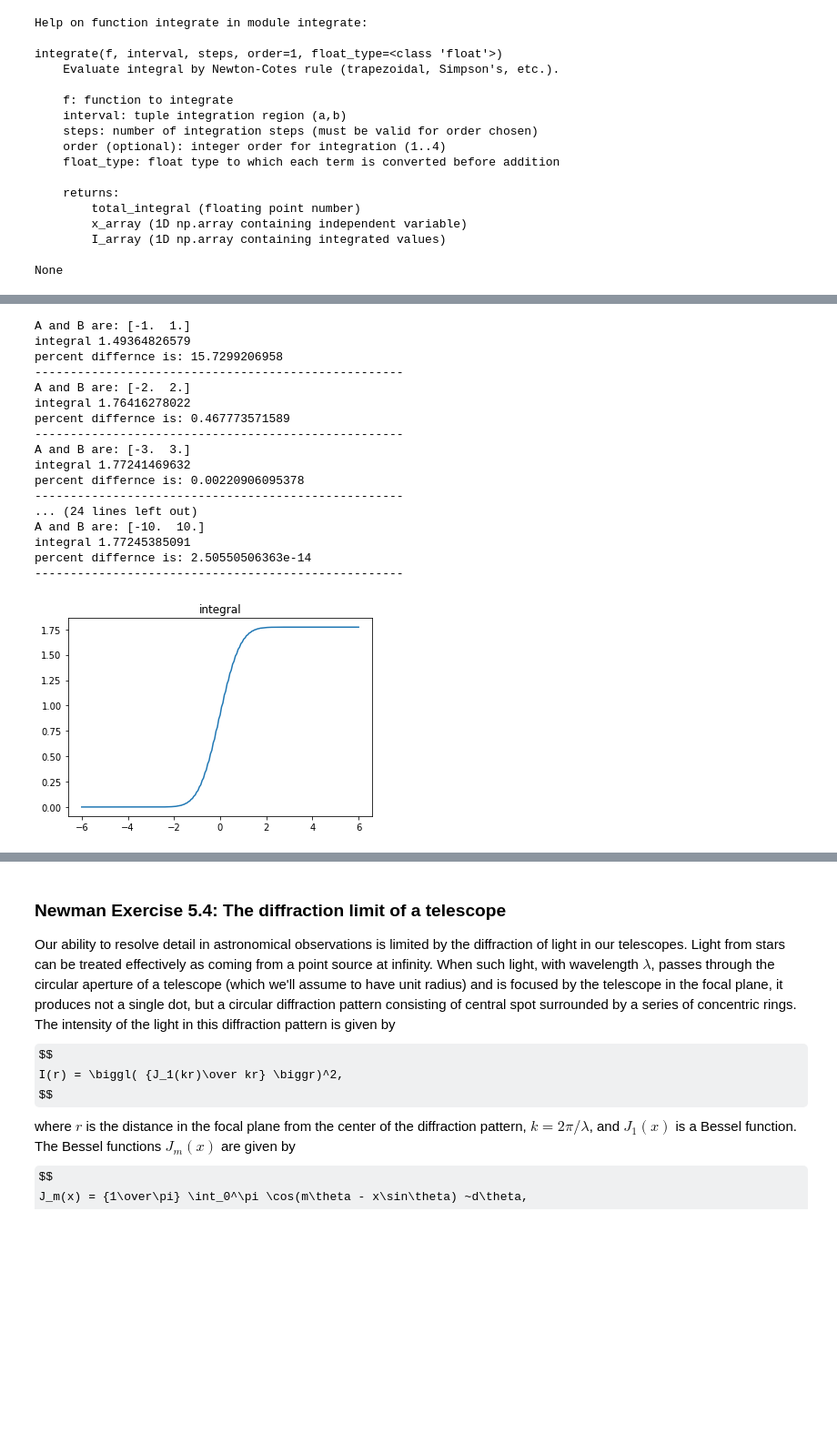
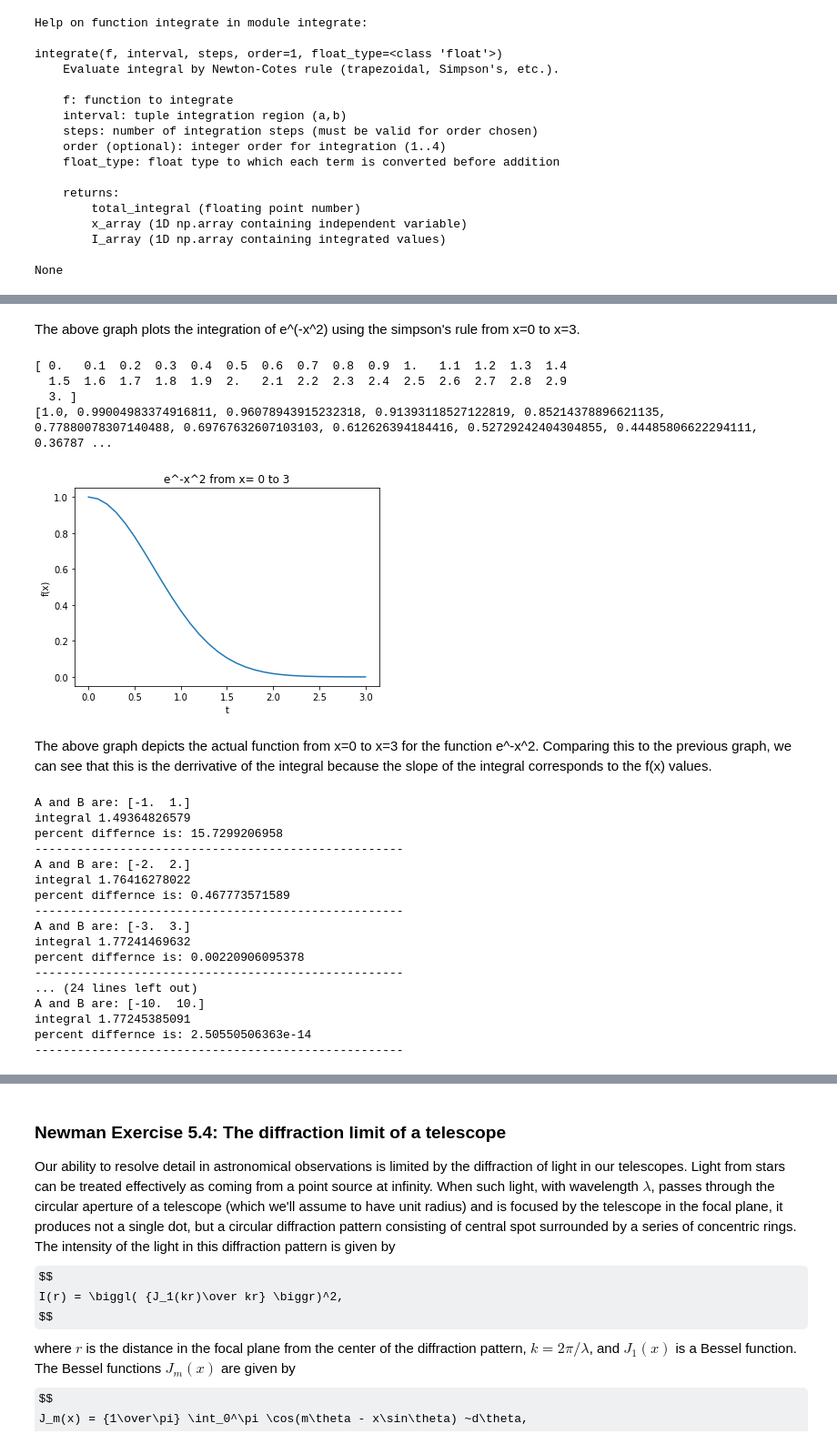
Before and after one commit to chan8005/Labs, a Jupyter notebook: Lab 4/Lab4.ipynb, the cells around one changed output, grey strips where cells are left out. Shown: that part at 91% size. Drawn from its saved outputs; the diff is of its cells as text; code cells hidden in the pictures; some formulas as TeX source; blank space fills up the shorter version.

```diff
--- a/Lab 4/Lab4.ipynb
+++ b/Lab 4/Lab4.ipynb
@@ -206,3 +225,34 @@ plt.show()
+# %% [markdown]
+The above graph plots the integration of e^(-x^2) using the simpson's rule from x=0 to x=3.
+# %%
+
+def f(x):
+    '''calculates the y value of the exponential function. '''
+    return np.e**-x**2
+
+
+E, x_array,I_array=integrate.integrate(f, (a,b), N, order=2)
+
+
+Ex=[]
+for x in x_array:
+    Ex.append(f(x))
+
+
+
+plt.plot(x_array,Ex)
+plt.xlabel("t")
+plt.ylabel("f(x)")
+plt.title("e^-x^2 from x= 0 to 3")
+plt.show()
+# %% [output]
+[ 0.   0.1  0.2  0.3  0.4  0.5  0.6  0.7  0.8  0.9  1.   1.1  1.2  1.3  1.4
+  1.5  1.6  1.7  1.8  1.9  2.   2.1  2.2  2.3  2.4  2.5  2.6  2.7  2.8  2.9
+  3. ]
+[1.0, 0.99004983374916811, 0.96078943915232318, 0.91393118527122819, 0.85214378896621135, 0.77880078307140488, 0.69767632607103103, 0.612626394184416, 0.52729242404304855, 0.44485806622294111, 0.36787 ...
+[figure, added]
+# %% [markdown]
+The above graph depicts the actual function from x=0 to x=3 for the function e^-x^2. Comparing this to the previous graph, we can see that this is the derrivative of the integral because the slope of the integral corresponds to the f(x) values.
 # %%
 from math import sqrt, pi
 N=200
@@ -210,25 +260,21 @@ ablist=np.array([(-1,1),(-2,2),(-3,3),(-4,4),(-5,5),(-6,6),(-7,7),(-8,8),(-9,9),
 theoretical= sqrt(pi)
 
 def percent_diff(theoretical, experimental):
+    """calculates the percent differencce between a theoretical and experimental value
+    theoretical= theoretical value
+    experimental= experimental value"""
     return 100*(abs(theoretical-experimental)/theoretical)
 
 for i in ablist:
     print("A and B are:",i)
     a=i[0]
     b= i[1]
+    percentdiff=[]
     experimental, x_array,I_array=integrate.integrate(f, (a,b), N, order=2)
     print("integral",experimental)
+    percentdiff.append(percent_diff(theoretical,experimental))
     print("percent differnce is:",percent_diff(theoretical,experimental))
     print("----------------------------------------------------")
-
-
-a = -6
-b = 6
-E, x_array,I_array=integrate.integrate(f, (a,b), N, order=2)
-
-plt.plot(x_array,I_array)
-plt.title("integral")
-plt.show()
 # %% [output]
 A and B are: [-1.  1.]
 integral 1.49364826579
@@ -247,4 +293,3 @@ A and B are: [-10.  10.]
 integral 1.77245385091
 percent differnce is: 2.50550506363e-14
 ----------------------------------------------------
-[figure, removed]
```
Also changed, not shown: parts of 9 cells of this notebook.
